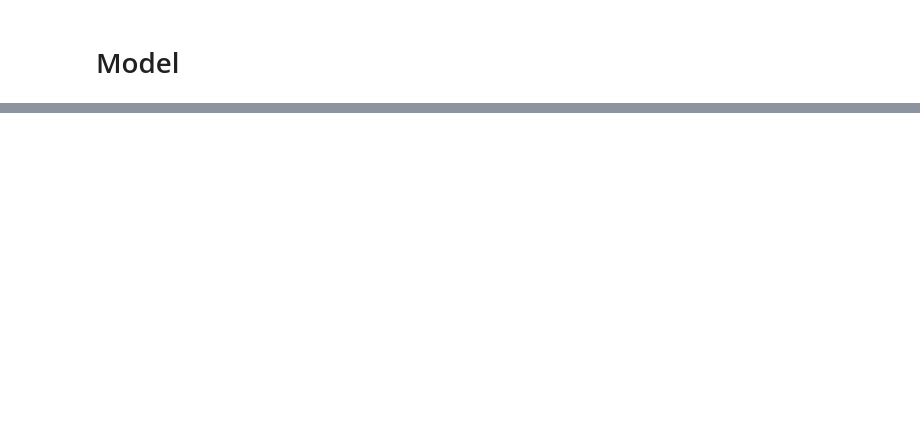
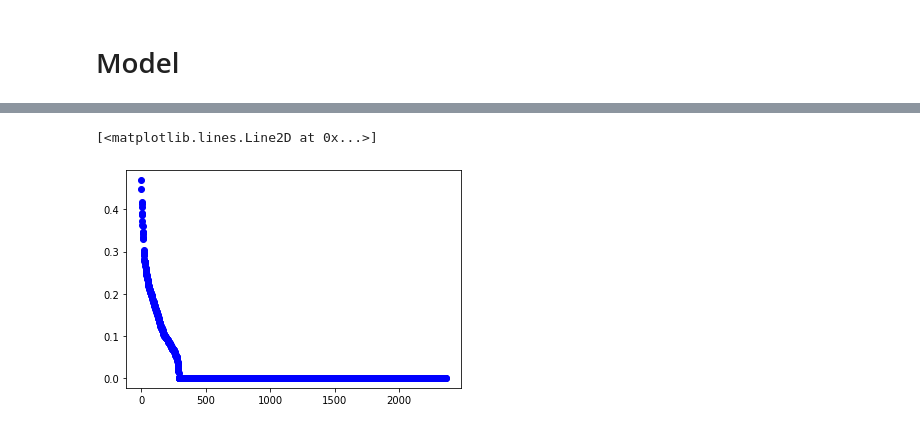
Before and after one commit to gvsa123/blogspot_scraper, a Jupyter notebook: gensim.ipynb, the cells around one changed output, grey strips where cells are left out. Cells and saved outputs as stored; diff of their text form; code cells hidden in the pictures; blank space fills up the shorter version.

```diff
--- a/gensim.ipynb
+++ b/gensim.ipynb
@@ -222,0 +266,2 @@ lsi_model.print_topics(2)
+# %%
+test_lsi = lsi_model[texts]
@@ -222,0 +281,7 @@ lsi_model.print_topics(2)
+# %%
+sims = index[test_lsi]
+# %%
+doc_sp = []
+sims = sorted(enumerate(sims), key=lambda item: -item[1])
+for doc_position, doc_score in sims:
+    doc_sp.append([doc_score, documents[doc_position]]) # documents = list of sentences; documents[doc_position]
@@ -222,0 +344,9 @@ lsi_model.print_topics(2)
+# %%
+sample_tf = []
+for ID, tf in sims:
+    sample_tf.append(tf)
+# %%
+plt.plot(sample_tf, 'ob')
+# %% [output]
+[<matplotlib.lines.Line2D at 0x...>]
+[figure, added]
```
Also changed, not shown: parts of 85 cells of this notebook, 7 other files.
